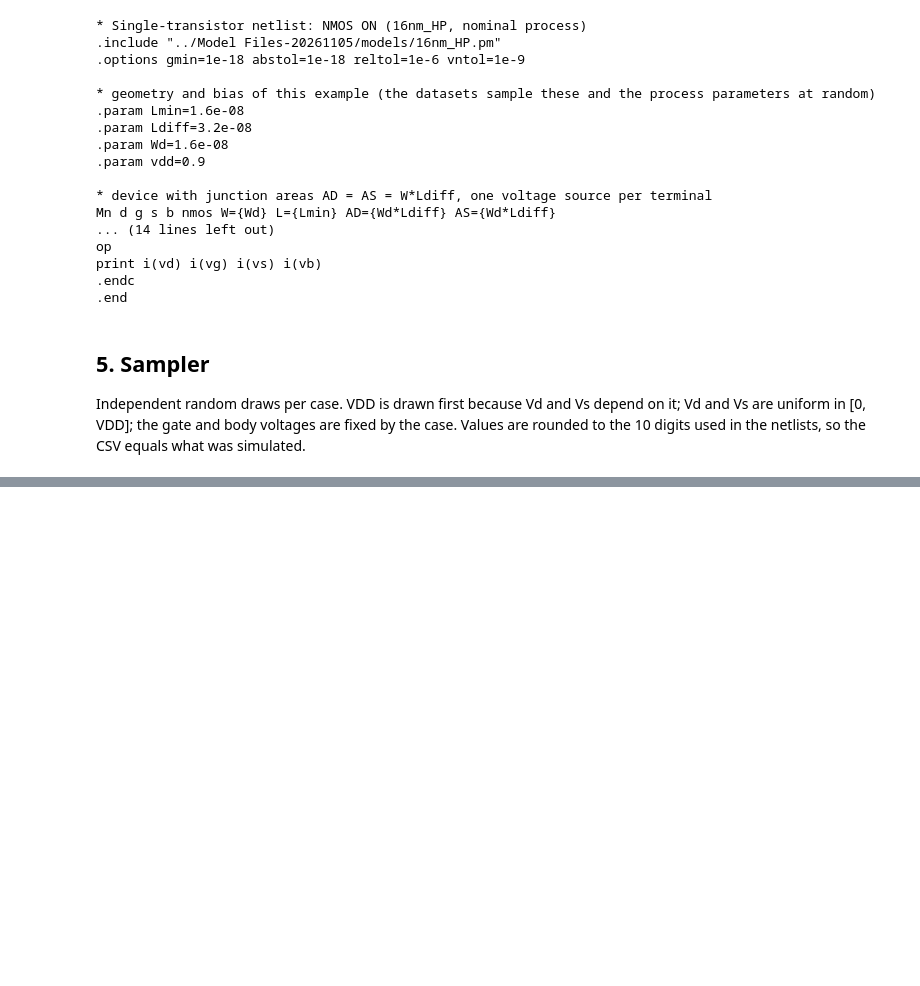
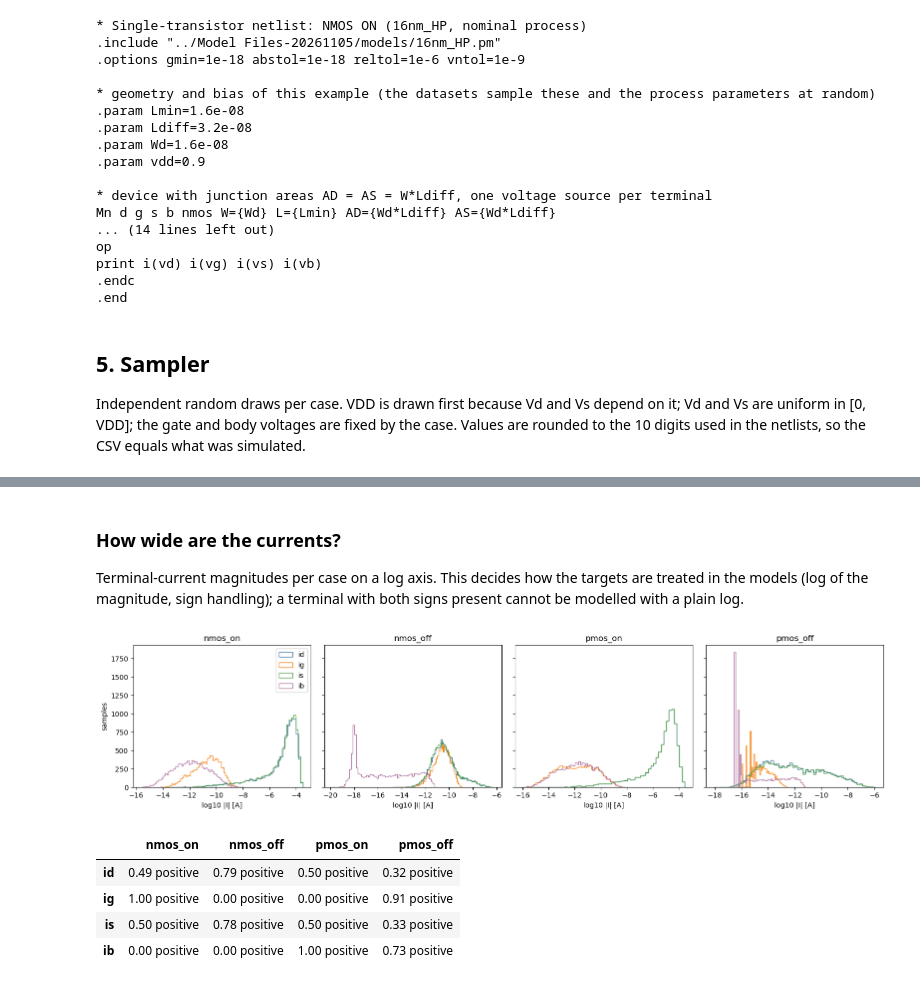
Before and after one commit to rtvk2/dvd-leakage-estimation, a Jupyter notebook: notebooks/01_gen_data.ipynb, the cells around one changed output, grey strips where cells are left out. Drawn from its saved outputs; the diff is of its cells as text; code cells hidden in the pictures; blank space fills up the shorter version.

```diff
--- a/notebooks/01_gen_data.ipynb
+++ b/notebooks/01_gen_data.ipynb
@@ -295,0 +451,25 @@ draw("nmos_on", 5, np.random.default_rng(CASE_SEEDS["nmos_on"]))
+# %% [markdown]
+### How wide are the currents?
+Terminal-current magnitudes per case on a log axis. This decides how the targets are treated in the models (log of the magnitude, sign handling);
+a terminal with both signs present cannot be modelled with a plain log.
+# %%
+fig, ax = plt.subplots(1, 4, figsize=(16, 3.8), sharey=True)
+for a, (case, d) in zip(ax, data.items()):
+    for col, color in zip(CURRENTS, ["#4C78A8", "#F58518", "#54A24B", "#B279A2"]):
+        mag = d[col].abs()
+        a.hist(np.log10(mag[mag > 0]), bins=60, histtype="step", color=color, label=col)
+    a.set_title(case)
+    a.set_xlabel("log10 |I| [A]")
+ax[0].set_ylabel("samples")
+ax[0].legend()
+fig.tight_layout()
+plt.show()
+
+pd.DataFrame({case: {col: f"{(d[col] > 0).mean():.2f} positive" for col in CURRENTS} for case, d in data.items()})
+# %% [output]
+[figure, added]
+|  | nmos_on | nmos_off | pmos_on | pmos_off |
+| id | 0.49 positive | 0.79 positive | 0.50 positive | 0.32 positive |
+| ig | 1.00 positive | 0.00 positive | 0.00 positive | 0.91 positive |
+| is | 0.50 positive | 0.78 positive | 0.50 positive | 0.33 positive |
+| ib | 0.00 positive | 0.00 positive | 1.00 positive | 0.73 positive |
```
Also changed, not shown: parts of 10 cells of this notebook, 8 other files.
